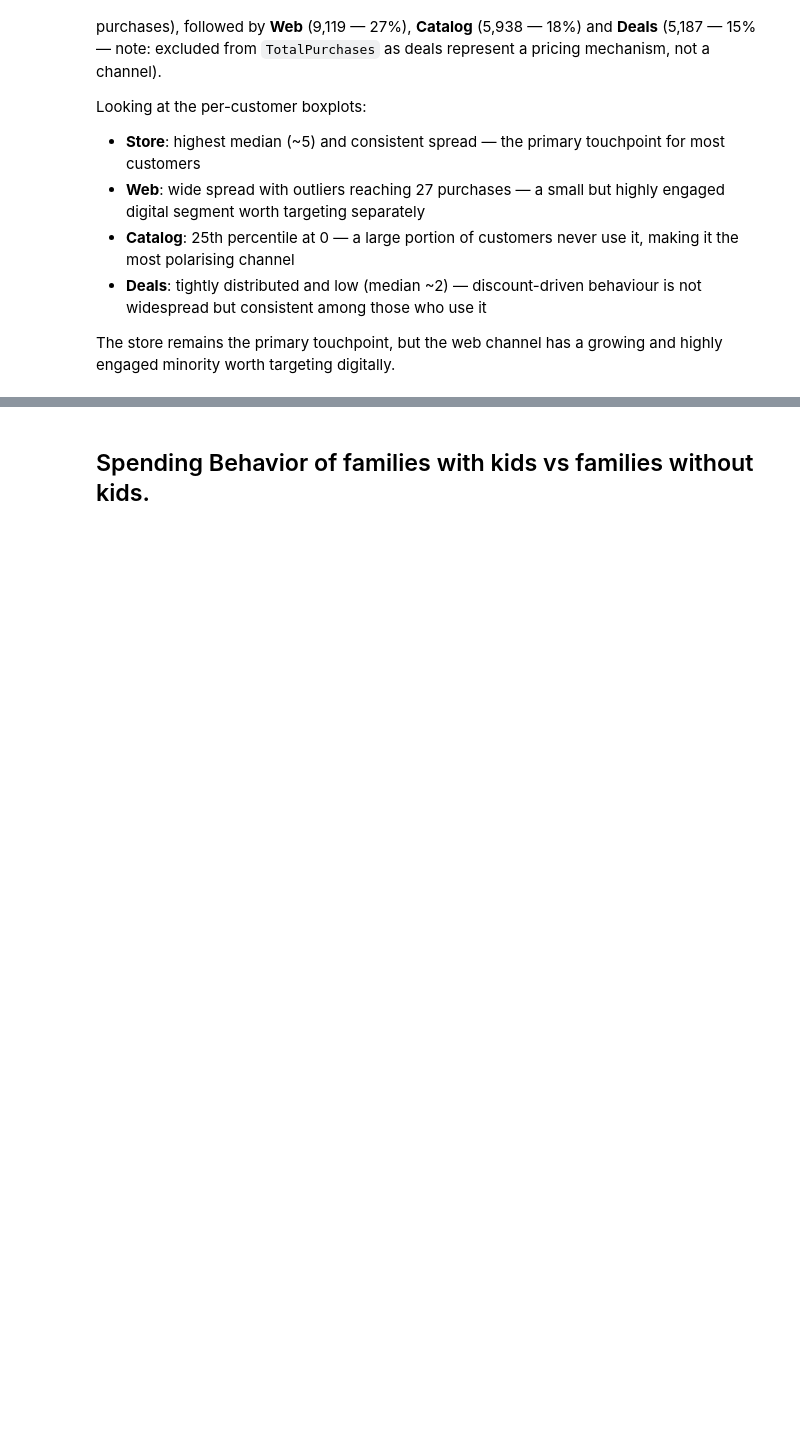
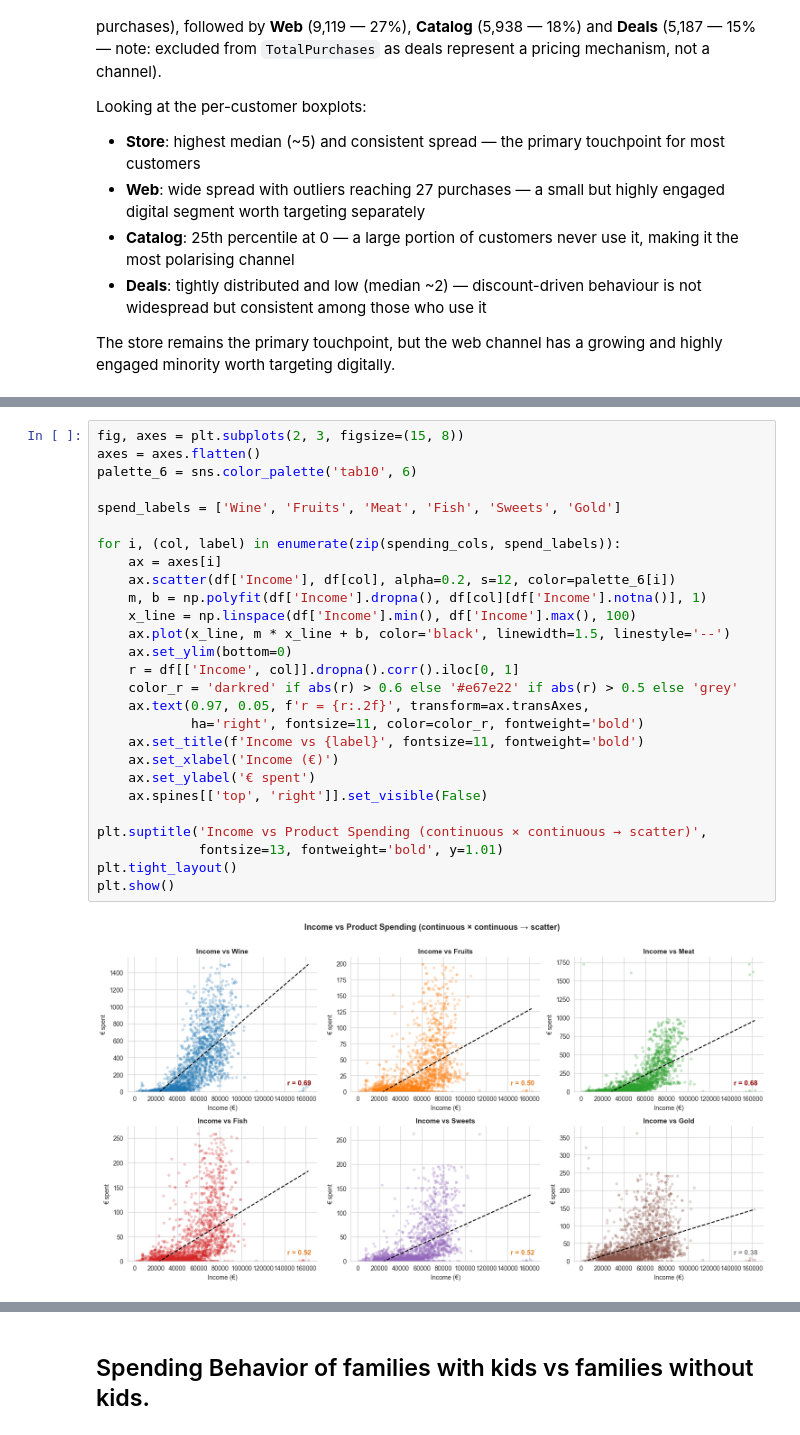
Before and after one commit to ialwayslikedgrime/data_science_exercises, a Jupyter notebook: lab1.ipynb, the cells around one changed output, grey strips where cells are left out. Saved outputs shown, nothing was run; the diff lists cells and outputs as text; blank space fills up the shorter version.

```diff
--- a/lab1.ipynb
+++ b/lab1.ipynb
@@ -1096,0 +1183,29 @@ highly engaged minority worth targeting digitally.
+# %%
+fig, axes = plt.subplots(2, 3, figsize=(15, 8))
+axes = axes.flatten()
+palette_6 = sns.color_palette('tab10', 6)
+
+spend_labels = ['Wine', 'Fruits', 'Meat', 'Fish', 'Sweets', 'Gold']
+
+for i, (col, label) in enumerate(zip(spending_cols, spend_labels)):
+    ax = axes[i]
+    ax.scatter(df['Income'], df[col], alpha=0.2, s=12, color=palette_6[i])
+    m, b = np.polyfit(df['Income'].dropna(), df[col][df['Income'].notna()], 1)
+    x_line = np.linspace(df['Income'].min(), df['Income'].max(), 100)
+    ax.plot(x_line, m * x_line + b, color='black', linewidth=1.5, linestyle='--')
+    ax.set_ylim(bottom=0)
+    r = df[['Income', col]].dropna().corr().iloc[0, 1]
+    color_r = 'darkred' if abs(r) > 0.6 else '#e67e22' if abs(r) > 0.5 else 'grey'
+    ax.text(0.97, 0.05, f'r = {r:.2f}', transform=ax.transAxes,
+            ha='right', fontsize=11, color=color_r, fontweight='bold')
+    ax.set_title(f'Income vs {label}', fontsize=11, fontweight='bold')
+    ax.set_xlabel('Income (€)')
+    ax.set_ylabel('€ spent')
+    ax.spines[['top', 'right']].set_visible(False)
+
+plt.suptitle('Income vs Product Spending (continuous × continuous → scatter)',
+             fontsize=13, fontweight='bold', y=1.01)
+plt.tight_layout()
+plt.show()
+# %% [output]
+[figure, added]
```
Also changed, not shown: parts of 5 cells of this notebook, 7 other files.
